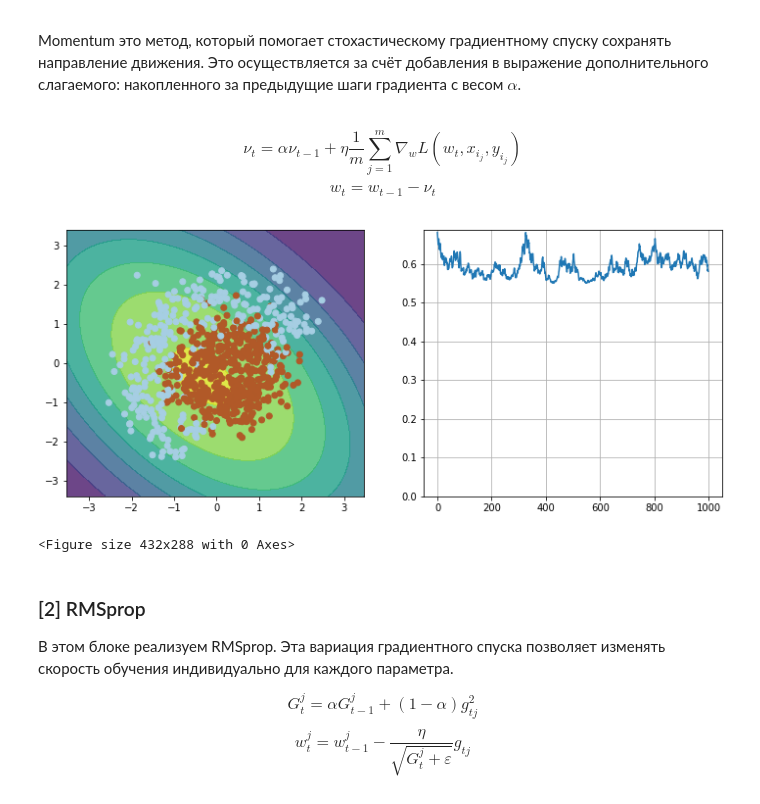
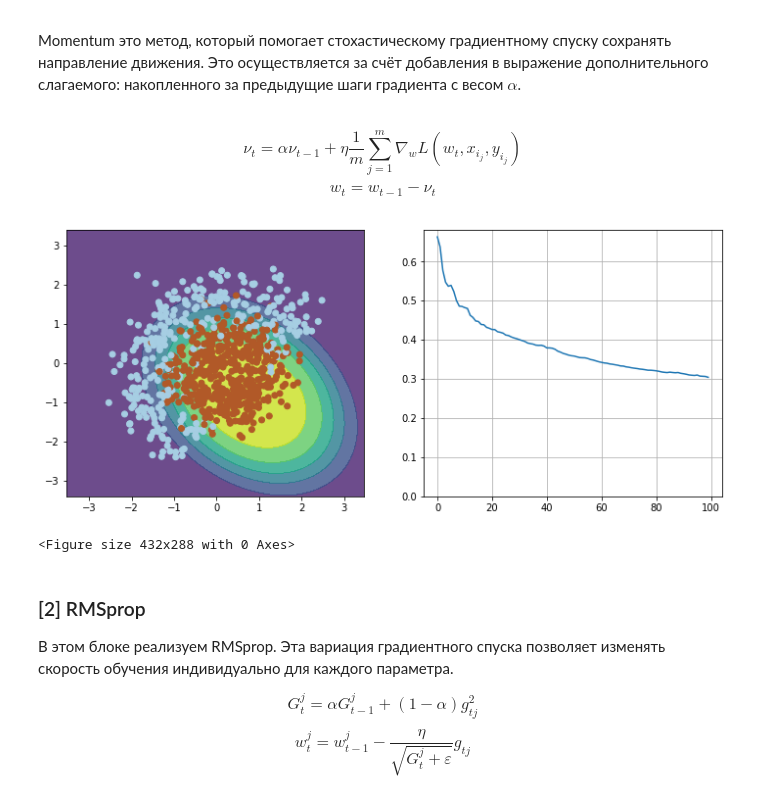
Before and after one commit to Falconwatch/DeepLearning_Autumn22, a Jupyter notebook: week_02/HW2_gradient_done.ipynb, the cells around one changed output. Drawn from its saved outputs; the diff is of its cells as text; code cells hidden in the pictures.

```diff
--- a/week_02/HW2_gradient_done.ipynb
+++ b/week_02/HW2_gradient_done.ipynb
@@ -105,4 +105,8 @@ def compute_grad(X, y, w):
 
     # ваш код здесь
     p = probability(X,w)
-    return (p - y)*X
+    der = 2*(p-y)
+    g = np.dot(X.T, der)
+    return g
+
+compute_grad(X_ext, y, [0,0,0,0,0,1])
@@ -156,7 +163,7 @@ w = np.array([0, 0, 0, 0, 0, 1])
 
 eta= 0.1
 
-n_iter = 100
+n_iter = 1000
 batch_size = 4
 loss = np.zeros(n_iter)
 plt.figure(figsize=(12, 5))
@@ -168,7 +175,7 @@ for i in range(n_iter):
     y_selected = y[selected_rows]
 
     grad = compute_grad(X_selected, y_selected, w)
-    w_new = w - eta/batch_size * np.sum(grad)
+    w_new = w - eta/batch_size * grad
     w = w_new
 
     l = compute_loss(X_ext, y, w)
@@ -193,34 +200,34 @@ $$ w_t = w_{t-1} - \nu_t$$
 # %%
 np.random.seed(42)
 w = np.array([0, 0, 0, 0, 0, 1])
 
 eta = 0.05
 alpha = 0.9
 nu = np.zeros_like(w)
 
-n_iter = 1000
+n_iter = 100
 batch_size = 4
 loss = np.zeros(n_iter)
 plt.figure(figsize=(12, 5))
 
 for i in range(n_iter):
     # Ваш код здесь
     selected_rows = np.random.choice(np.arange(X.shape[0]), batch_size)
     X_selected = X_ext[selected_rows]
     y_selected = y[selected_rows]
 
     grad = compute_grad(X_selected, y_selected, w)
-    nu_new = alpha*nu + eta/batch_size* np.sum(grad)
+    nu_new = alpha*nu + eta/batch_size*grad
     w_new = w - nu_new
     w = w_new
 
     l = compute_loss(X_ext, y, w)
     loss[i] = l
 
 visualize(X, y, w, loss)
 plt.clf()
 # %% [output]
-[figure, old version]
+[figure, new version]
 <Figure size 432x288 with 0 Axes>
 # %% [markdown]
 ### [2] RMSprop
```
Also changed, not shown: parts of 4 cells of this notebook.
